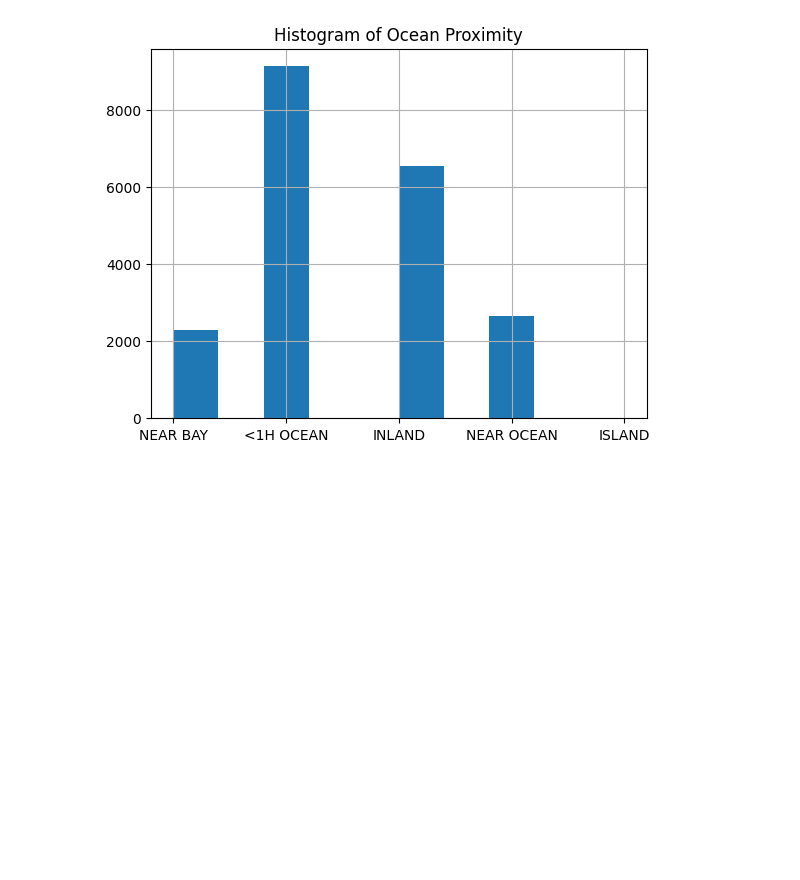
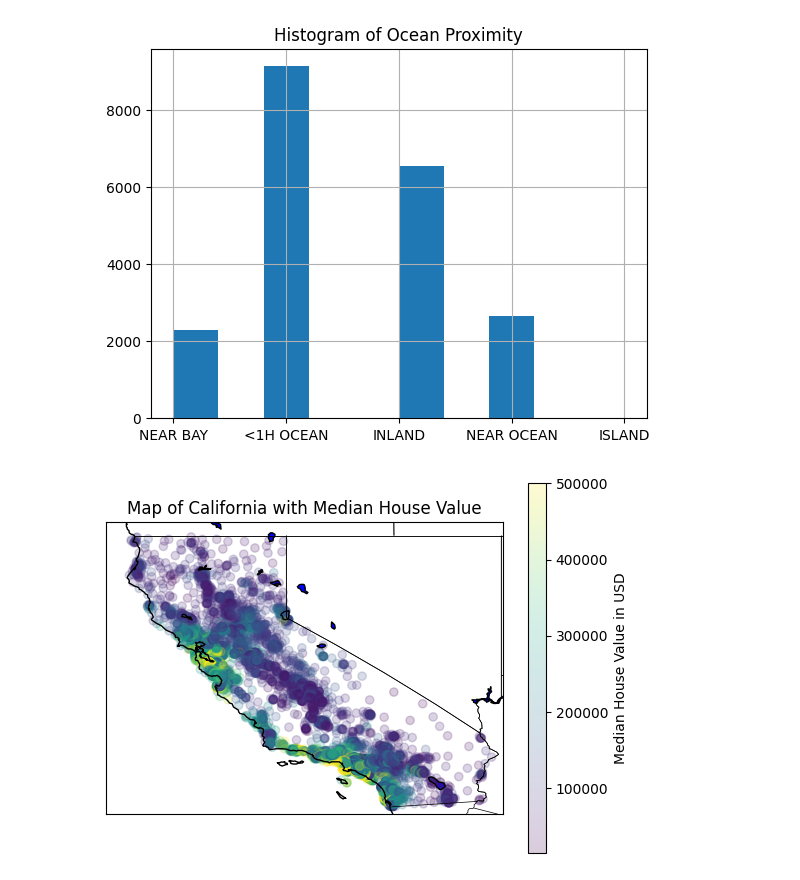
Before and after one commit to staldenhoefler/gdv, a Jupyter notebook: LE1.ipynb, the cells around one changed output. Drawn from its saved outputs; the diff is of its cells as text; code cells hidden in the pictures; blank space fills up the shorter version.

```diff
--- a/LE1.ipynb
+++ b/LE1.ipynb
@@ -90,3 +93,20 @@ plt.title("Histogram of Ocean Proximity")
 plt.show()
 # %% [output]
 [figure]
+# %%
+# Make map of California with Squares and color them by median_house_value
+from mpl_toolkits.basemap import Basemap
+
+map = Basemap(projection='cea', llcrnrlat=32.3, urcrnrlat=42.5, llcrnrlon=-125, urcrnrlon=-114, resolution='i')
+
+map.drawcoastlines()
+map.drawcountries()
+map.drawstates()
+map.fillcontinents(color = 'White', lake_color='Blue')
+x, y = map(df['longitude'].values, df['latitude'].values)
+map.scatter(x, y, c=df['median_house_value'], cmap='viridis', alpha=0.2)
+plt.colorbar(label='Median House Value in USD')
+plt.title("Map of California with Median House Value")
+plt.show()
+# %% [output]
+[figure, added]
```
Also changed, not shown: parts of 1 cell of this notebook.
